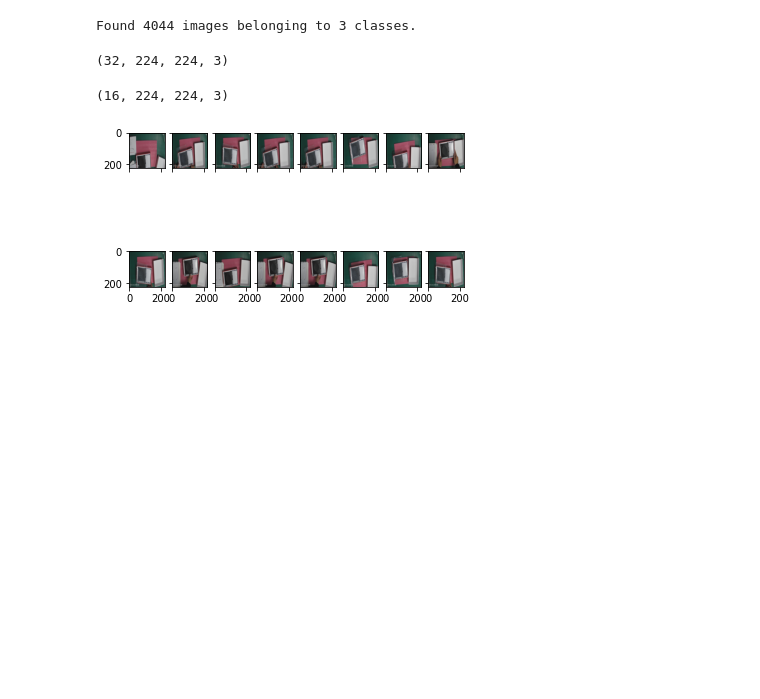
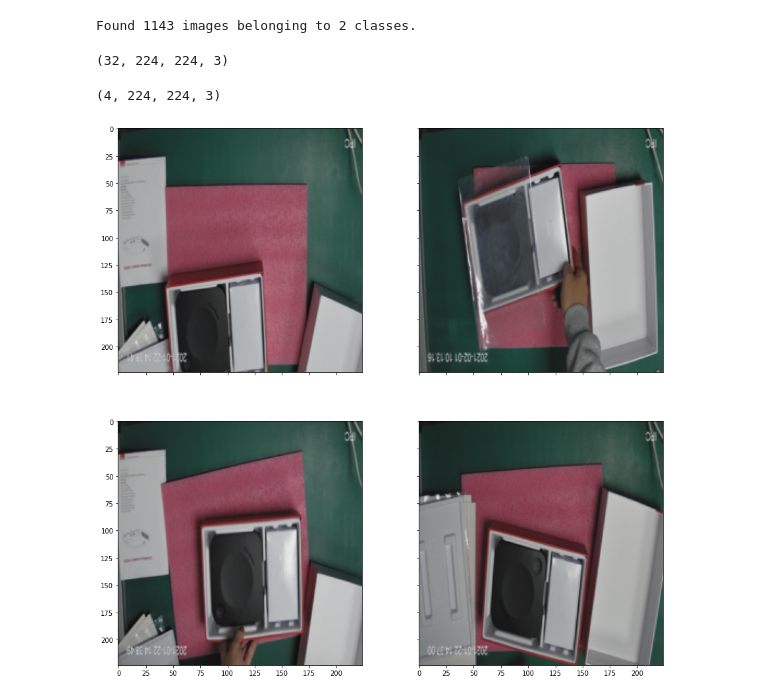
Before and after one commit to catwhiskers/resnet-jumpstart, a Jupyter notebook: infer_tensorflow.ipynb, the cells around one changed output. Cells and saved outputs as stored; diff of their text form; code cells hidden in the pictures; blank space fills up the shorter version.

```diff
--- a/infer_tensorflow.ipynb
+++ b/infer_tensorflow.ipynb
@@ -70,40 +33,41 @@ INTERPOLATION = "bilinear"
 dataflow_kwargs = dict(
     target_size=IMAGE_SIZE, batch_size=batch_size, interpolation=INTERPOLATION,
 )
-data_dir = '/home/ec2-user/SageMaker/resnet-aoi-2/2-False'
+data_dir = '/home/ec2-user/SageMaker/resnet-jumpstart/resnet-aoi-2/'
 valid_datagen = tf.keras.preprocessing.image.ImageDataGenerator(**DATA_GENERATOR_KWARGS)
 # valid_generator = valid_datagen.flow_from_directory(data_dir, subset="validation", shuffle=False, **dataflow_kwargs)
-valid_generator = valid_datagen.flow_from_directory(data_dir, subset="training", shuffle=False, **dataflow_kwargs)
+valid_generator = valid_datagen.flow_from_directory(data_dir, subset="validation", shuffle=False, **dataflow_kwargs)
 
 
 (test_images, test_labels) = valid_generator.next()
 test_images.shape
 # %% [output]
-Found 4044 images belonging to 3 classes.
+Found 1143 images belonging to 2 classes.
 (32, 224, 224, 3)
 # %%
 # Download the test set
 import tensorflow as tf
 
 
 import numpy as np
 import random
 
-mask = random.sample(range(0, len(test_images)), 16)
+mask = random.sample(range(0, len(test_images)), 4)
 mask = np.array(mask, dtype=np.int8)
 samples = test_images[mask]
+sample_labels = test_labels[mask]
 print(samples.shape)
 # Inspect sample images
 import matplotlib.pyplot as plt
 %matplotlib inline
 
-fig, ax = plt.subplots(nrows=2, ncols=8, sharex=True, sharey=True)
+fig, ax = plt.subplots(nrows=2, ncols=2, sharex=True, sharey=True, figsize=(15,15))
 for i, row in enumerate(ax):
     for j, col in enumerate(row):
-        col.imshow(samples[8*i+j].reshape(224, 224,3))
+        col.imshow(samples[2*i+j].reshape(224, 224,3))
 # %% [output]
-(16, 224, 224, 3)
+(4, 224, 224, 3)
-[figure, old version]
+[figure, new version]
 # %%
 !pip install tensorflow==2.4.1
 # %% [output]
```
Also changed, not shown: parts of 19 cells of this notebook, 2 other files.
